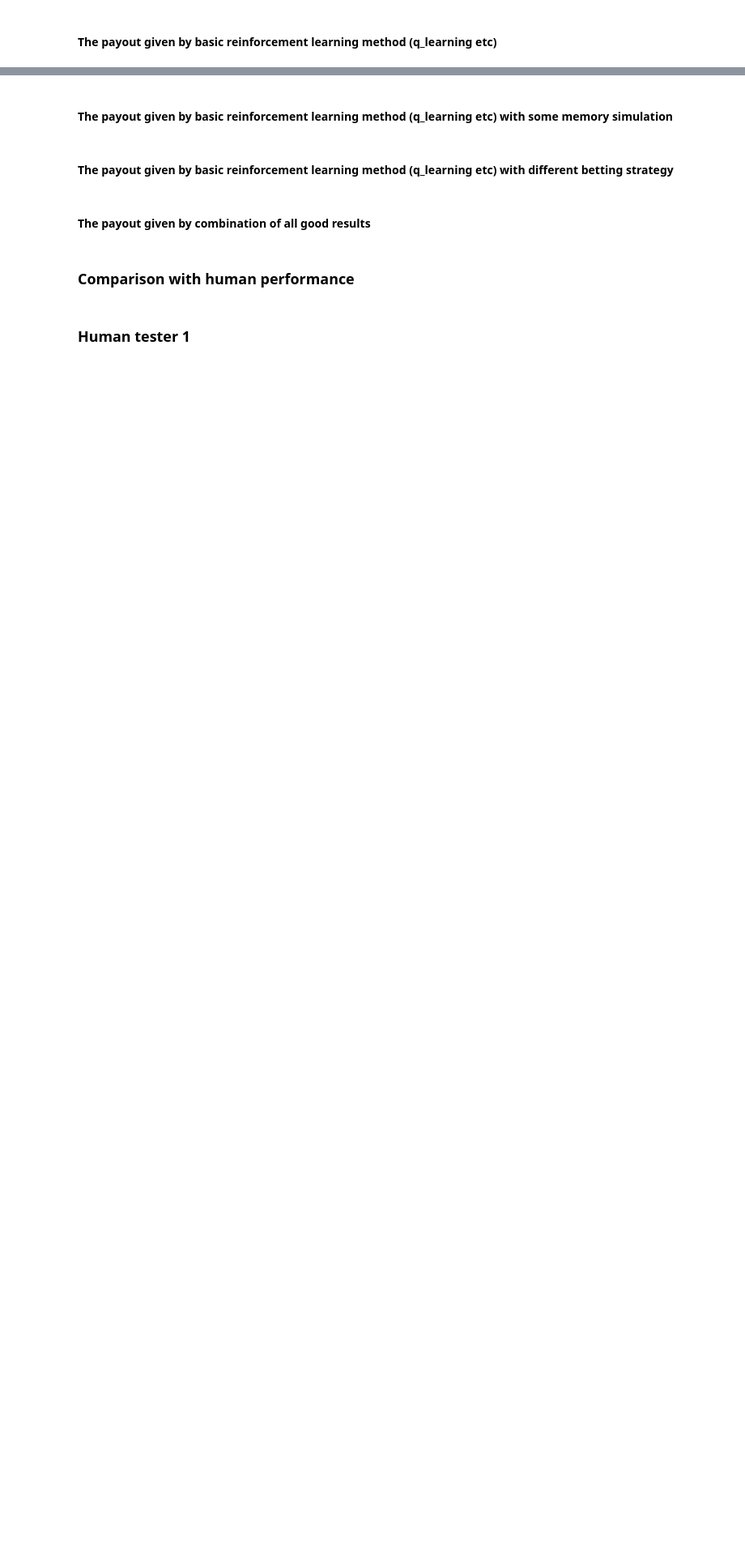
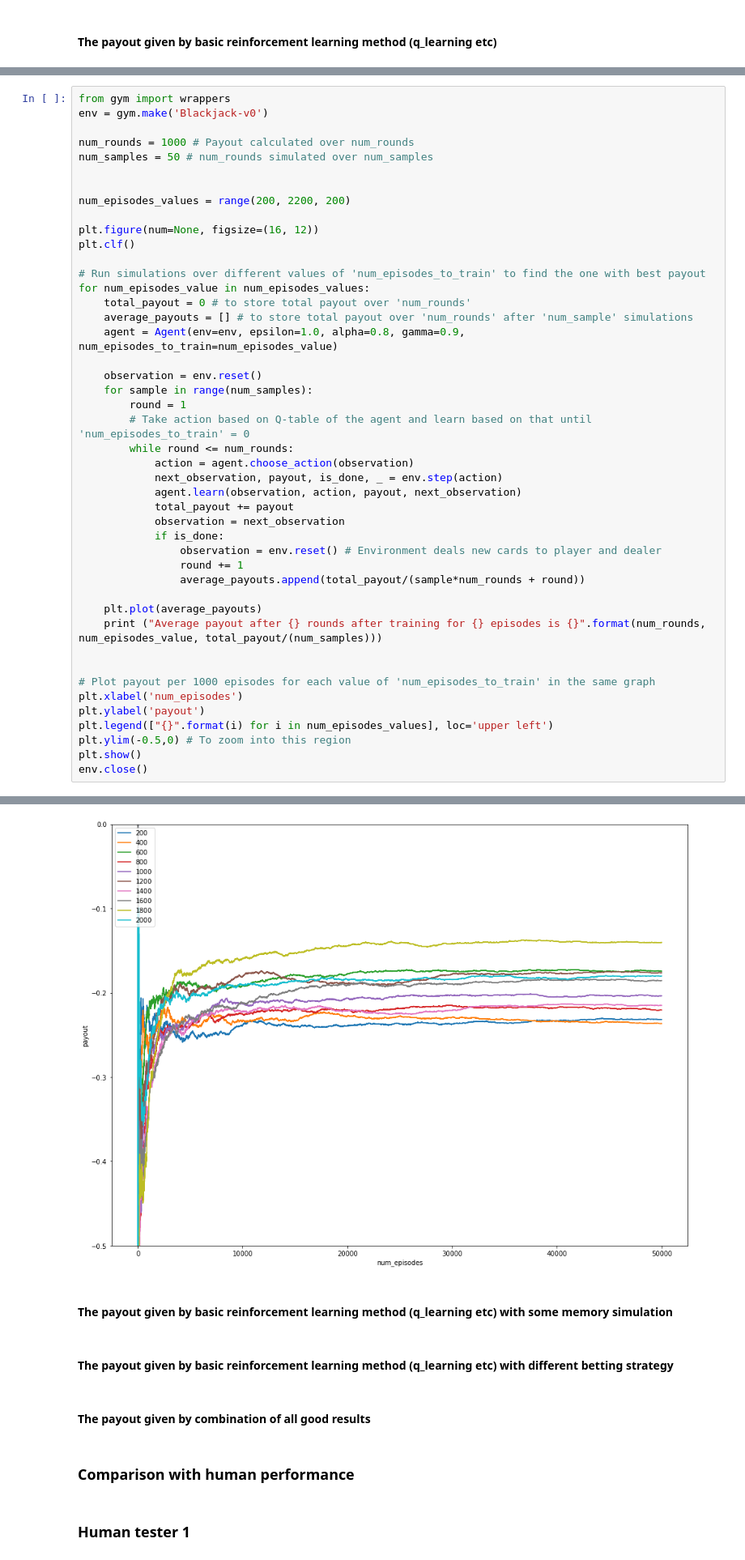
Before and after one commit to Robertren/RLBlackjack, a Jupyter notebook: blackjack_environment.ipynb, the cells around one changed output, grey strips where cells are left out. Shown at 81% size. Cells and saved outputs as stored; diff of their text form; blank space fills up the shorter version.

Commit message:
q-learning

```diff
--- a/blackjack_environment.ipynb
+++ b/blackjack_environment.ipynb
@@ -89,0 +184,46 @@ Average payout after 1000 rounds is -100.82
+# %%
+from gym import wrappers
+env = gym.make('Blackjack-v0')
+
+num_rounds = 1000 # Payout calculated over num_rounds
+num_samples = 50 # num_rounds simulated over num_samples
+
+
+num_episodes_values = range(200, 2200, 200)
+
+plt.figure(num=None, figsize=(16, 12))
+plt.clf()
+
+# Run simulations over different values of 'num_episodes_to_train' to find the one with best payout
+for num_episodes_value in num_episodes_values:
+    total_payout = 0 # to store total payout over 'num_rounds'
+    average_payouts = [] # to store total payout over 'num_rounds' after 'num_sample' simulations
+    agent = Agent(env=env, epsilon=1.0, alpha=0.8, gamma=0.9, num_episodes_to_train=num_episodes_value)
+
+    observation = env.reset()
+    for sample in range(num_samples):
+        round = 1
+        # Take action based on Q-table of the agent and learn based on that until 'num_episodes_to_train' = 0
+        while round <= num_rounds:
+            action = agent.choose_action(observation)
+            next_observation, payout, is_done, _ = env.step(action)
+            agent.learn(observation, action, payout, next_observation)
+            total_payout += payout
+            observation = next_observation
+            if is_done:
+                observation = env.reset() # Environment deals new cards to player and dealer
+                round += 1
+                average_payouts.append(total_payout/(sample*num_rounds + round))
+
+    plt.plot(average_payouts)
+    print ("Average payout after {} rounds after training for {} episodes is {}".format(num_rounds, num_episodes_value, total_payout/(num_samples)))
+
+
+# Plot payout per 1000 episodes for each value of 'num_episodes_to_train' in the same graph
+plt.xlabel('num_episodes')
+plt.ylabel('payout')
+plt.legend(["{}".format(i) for i in num_episodes_values], loc='upper left')
+plt.ylim(-0.5,0) # To zoom into this region
+plt.show()
+env.close()
+# %% [output]
@@ -90,3 +240,4 @@ Average payout after 1000 rounds is -100.82
+[figure, added]
 # %% [markdown]
 #### The payout given by basic reinforcement learning method (q_learning etc) with some memory simulation
 # %% [markdown]
```
Also changed, not shown: parts of 3 cells of this notebook.
